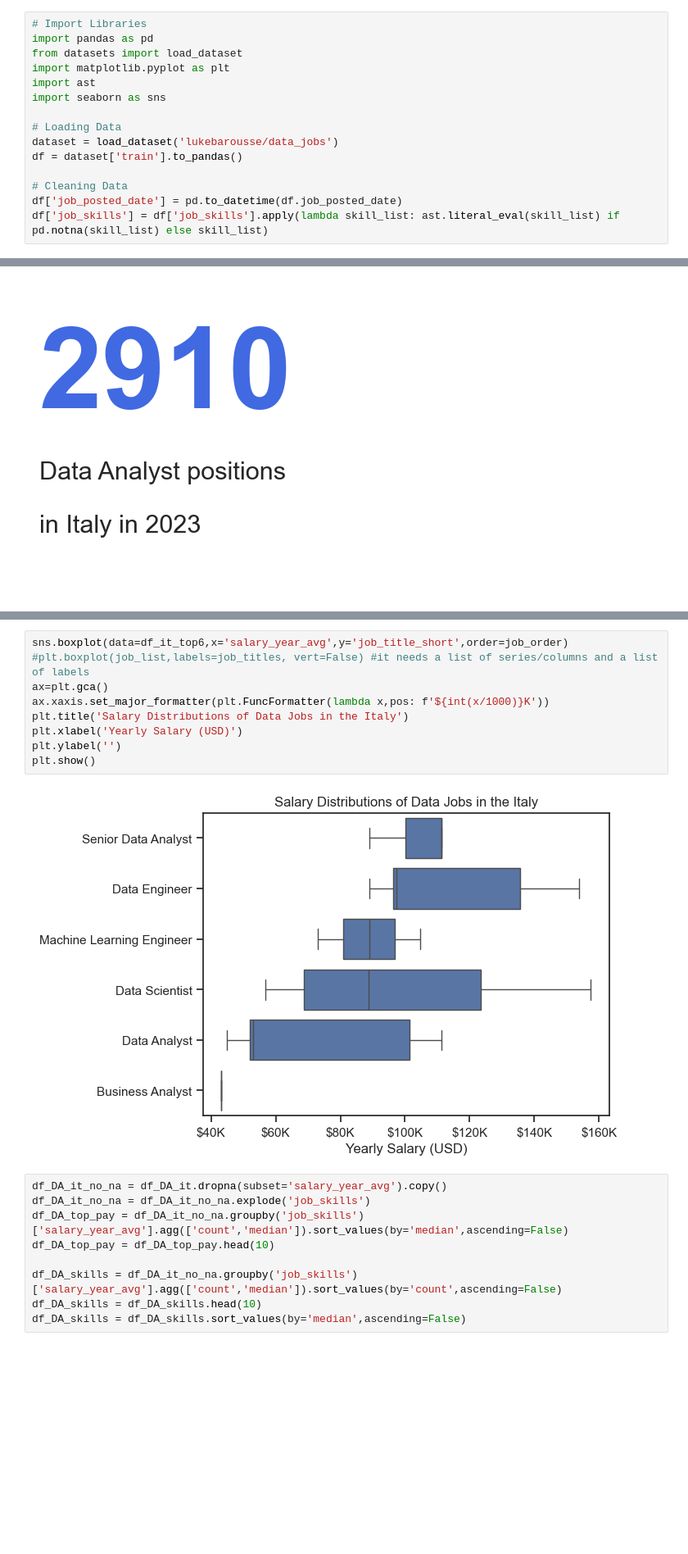
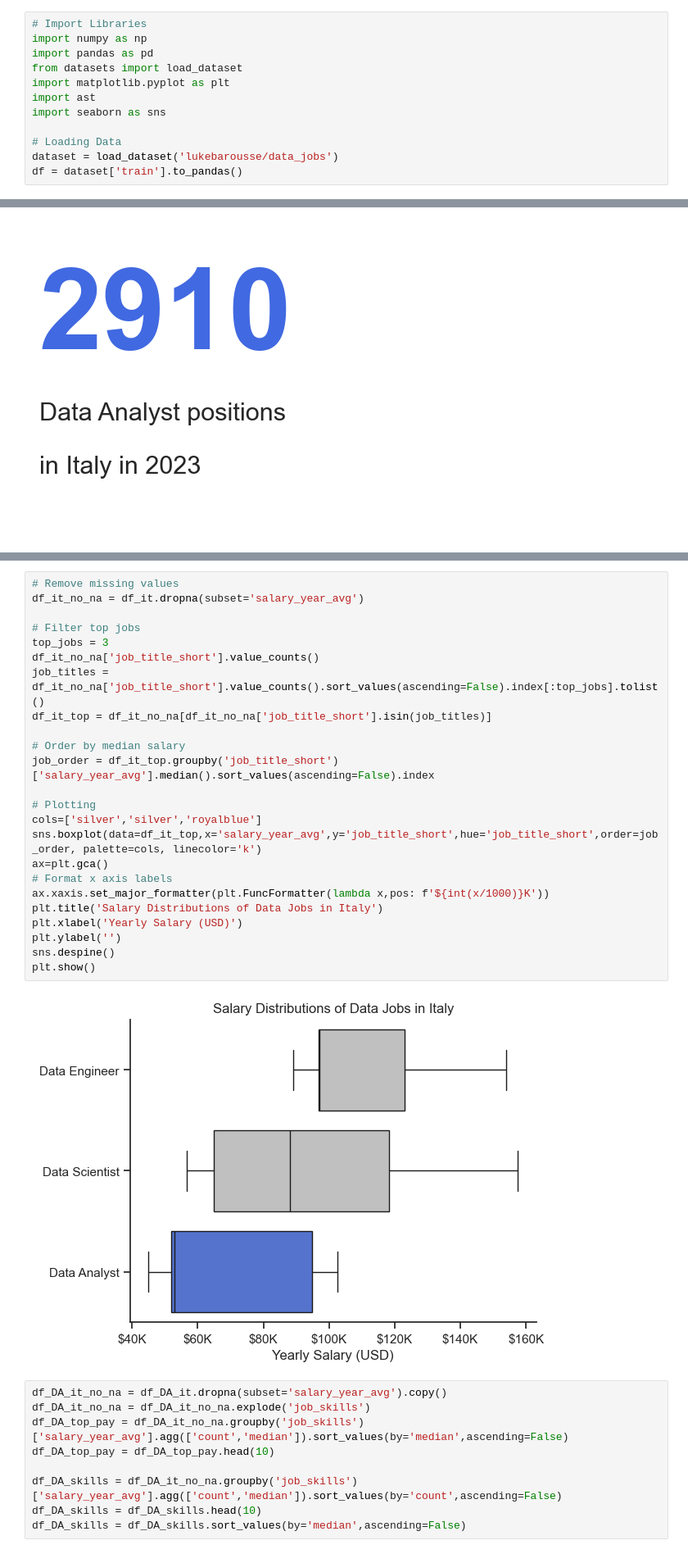
Before and after one commit to giovaM99V/Data_Jobs, a Jupyter notebook: 1_Data_Job_EDA/data_job_eda.ipynb, the cells around one changed output, grey strips where cells are left out. Shown: that part at 82% size. Cells and saved outputs as stored; diff of their text form; blank space fills up the shorter version.

Commit message:
Added preliminary considerations on salary

```diff
--- a/1_Data_Job_EDA/data_job_eda.ipynb
+++ b/1_Data_Job_EDA/data_job_eda.ipynb
@@ -20,5 +21,6 @@ You can install libreries you are missing by typing from the terminal window: \
 # %%
 # Import Libraries
+import numpy as np
 import pandas as pd
 from datasets import load_dataset
 import matplotlib.pyplot as plt
@@ -28,7 +30,3 @@ import seaborn as sns
 # Loading Data
 dataset = load_dataset('lukebarousse/data_jobs')
 df = dataset['train'].to_pandas()
-
-# Cleaning Data
-df['job_posted_date'] = pd.to_datetime(df.job_posted_date)
-df['job_skills'] = df['job_skills'].apply(lambda skill_list: ast.literal_eval(skill_list) if pd.notna(skill_list) else skill_list)
@@ -268,14 +308,29 @@ job_order = df_it_top6.groupby('job_title_short')['salary_year_avg'].median().so
 # %%
-sns.boxplot(data=df_it_top6,x='salary_year_avg',y='job_title_short',order=job_order)
-#plt.boxplot(job_list,labels=job_titles, vert=False) #it needs a list of series/columns and a list of labels
+# Remove missing values
+df_it_no_na = df_it.dropna(subset='salary_year_avg')
+
+# Filter top jobs
+top_jobs = 3
+df_it_no_na['job_title_short'].value_counts()
+job_titles = df_it_no_na['job_title_short'].value_counts().sort_values(ascending=False).index[:top_jobs].tolist()
+df_it_top = df_it_no_na[df_it_no_na['job_title_short'].isin(job_titles)]
+
+# Order by median salary
+job_order = df_it_top.groupby('job_title_short')['salary_year_avg'].median().sort_values(ascending=False).index
+
+# Plotting
+cols=['silver','silver','royalblue']
+sns.boxplot(data=df_it_top,x='salary_year_avg',y='job_title_short',hue='job_title_short',order=job_order, palette=cols, linecolor='k')
 ax=plt.gca()
+# Format x axis labels
 ax.xaxis.set_major_formatter(plt.FuncFormatter(lambda x,pos: f'${int(x/1000)}K'))
-plt.title('Salary Distributions of Data Jobs in the Italy')
+plt.title('Salary Distributions of Data Jobs in Italy')
 plt.xlabel('Yearly Salary (USD)')
 plt.ylabel('')
+sns.despine()
 plt.show()
 # %% [output]
-[figure, old version]
+[figure, new version]
 # %%
 df_DA_it_no_na = df_DA_it.dropna(subset='salary_year_avg').copy()
 df_DA_it_no_na = df_DA_it_no_na.explode('job_skills')
```
Also changed, not shown: parts of 21 cells of this notebook.
